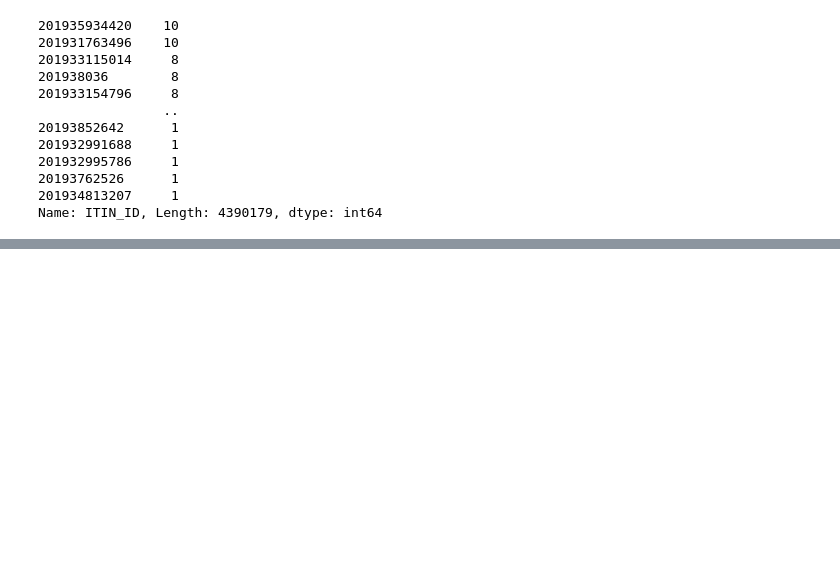
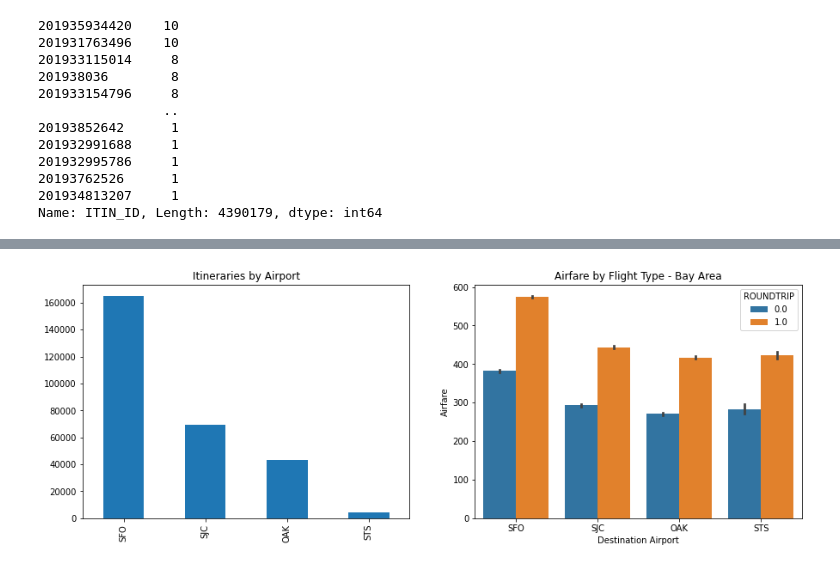
Before and after one commit to siawayforward/DS4A-group-project, a Jupyter notebook: dataset-details-airports.ipynb, the cells around one changed output, grey strips where cells are left out. Saved outputs shown, nothing was run; the diff lists cells and outputs as text; code cells hidden in the pictures; blank space fills up the shorter version.

Commit message:
merged tables and dataset review for bay area airports

```diff
--- a/dataset-details-airports.ipynb
+++ b/dataset-details-airports.ipynb
@@ -92,7 +92,8 @@ memory usage: 234.5 MB
 # %% [markdown]
 For each table, we have picked up an empty column that has no meaning so we can drop it for both to save computational time while processing the dataframes.
 # %%
-#del df_market['Unnamed: 6'], df_ticket['Unnamed: 6']
+df_market = df_market.drop(['Unnamed: 6'], axis=1)
+df_ticket = df_ticket.drop(['Unnamed: 6'], axis=1)
 # %%
 #checking if itinerary ID is unique
 df_market['ITIN_ID'].value_counts()
@@ -118,0 +115,3 @@ We can use other data from a quick search to see if there are other airports and
+# %%
+df_travel = pd.merge(df_market, df_ticket, on='ITIN_ID')
+df_travel.head(2)
@@ -118,0 +131,6 @@ We can use other data from a quick search to see if there are other airports and
+# %%
+bay_area_destinations = ['SFO', 'SJC', 'OAK', 'STS']
+df_bayarea = df_travel[df_travel['DEST'].isin(bay_area_destinations)]
+
+#dataframe metrics for quarter
+print('In Q3 2019, 10% of airport traffic data shows {} inbound bay area flights'.format(df_bayarea.shape[0]))
@@ -118,0 +151,9 @@ We can use other data from a quick search to see if there are other airports and
+# %%
+#flights inbound by airport
+fig, (ax1, ax2) = plt.subplots(ncols=2, figsize=(15,5))
+df_bayarea['DEST'].value_counts().plot.bar(ax=ax1, title='Itineraries by Airport')
+sns.barplot(x='DEST', y='ITIN_FARE', hue='ROUNDTRIP',data=df_bayarea, ax=ax2)
+ax2.set(xlabel='Destination Airport', ylabel='Airfare', title='Airfare by Flight Type - Bay Area')
+plt.show()
+# %% [output]
+[figure, added]
```
Also changed, not shown: parts of 8 cells of this notebook.
